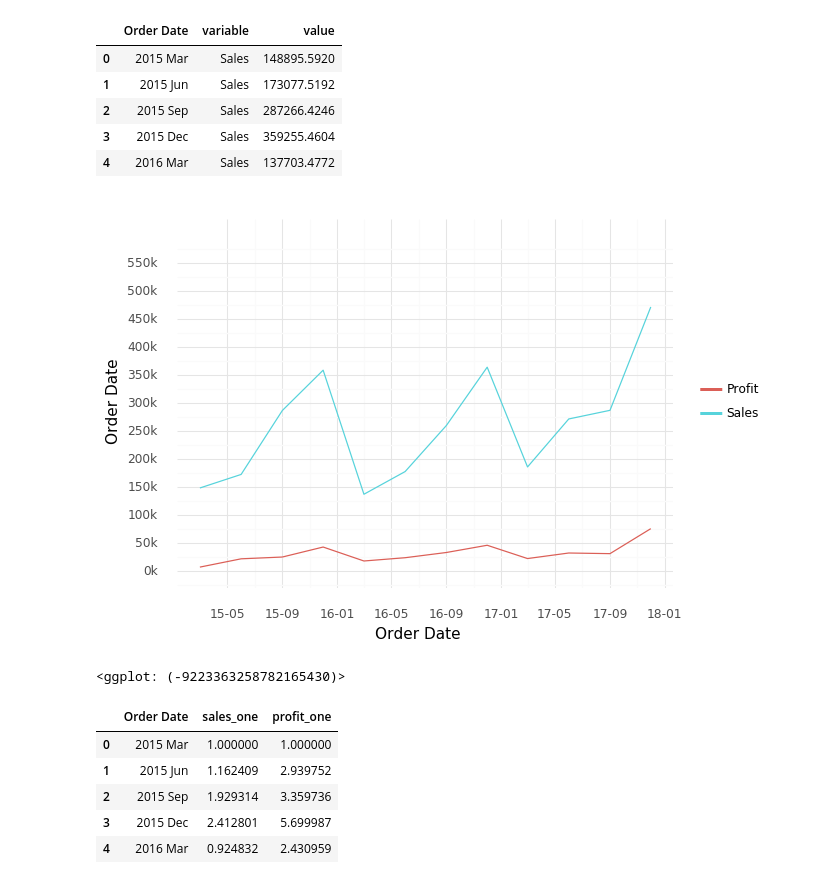
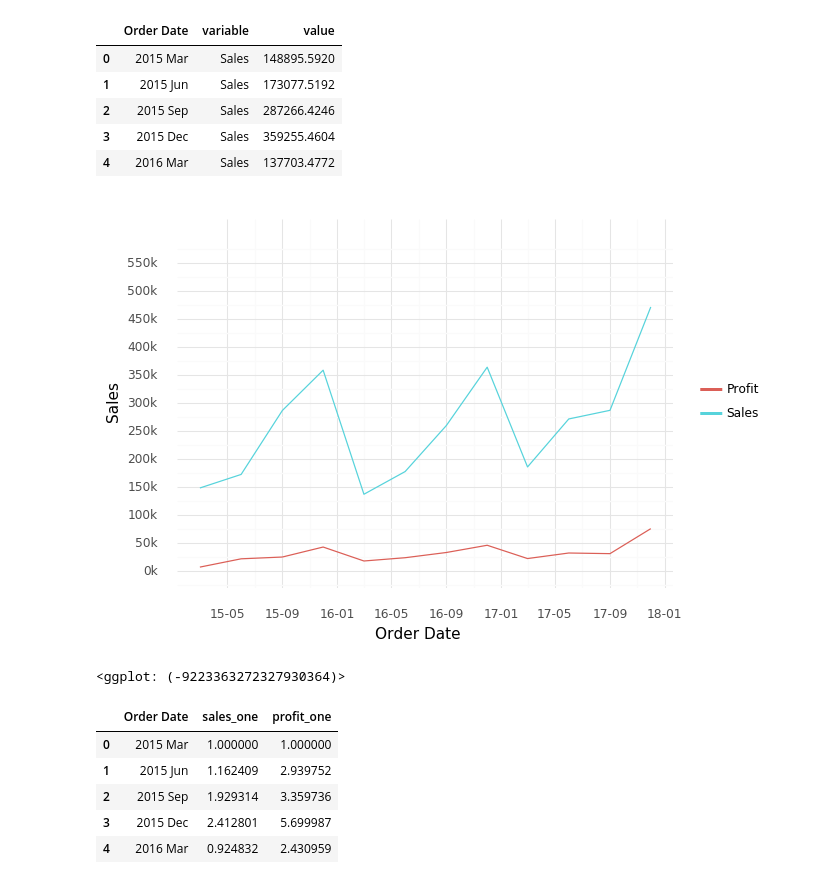
Before and after one commit to cstorm125/viztech, a Jupyter notebook: correlation.ipynb, the cells around one changed output. Drawn from its saved outputs; the diff is of its cells as text; code cells hidden in the pictures.

```diff
--- a/correlation.ipynb
+++ b/correlation.ipynb
@@ -71,17 +72,17 @@ df_m.head()
 # %%
 g = (ggplot(df_m,aes(x='Order Date',y='value',group='variable',color='variable')) +
      geom_line() + theme_minimal() +
      scale_x_date(labels=date_format('%y-%m')) +
      scale_y_continuous(limits=(0,600000),
                         breaks=range(0,600000,50000),
                         labels=utils.k_format()) +
-     ylab('Sales') + ylab('Order Date') +
+     ylab('Sales') + xlab('Order Date') +
      theme(legend_title=element_blank())
     )
 g
 # %% [output]
-[figure, old version]
+[figure, new version]
-<ggplot: (-9223363258782165430)>
+<ggplot: (-9223363272327930364)>
 # %%
 df['sales_start'] = df['Sales'][0]
 df['profit_start'] = df['Profit'][0]
```
Also changed, not shown: parts of 7 cells of this notebook, 10 other files.
